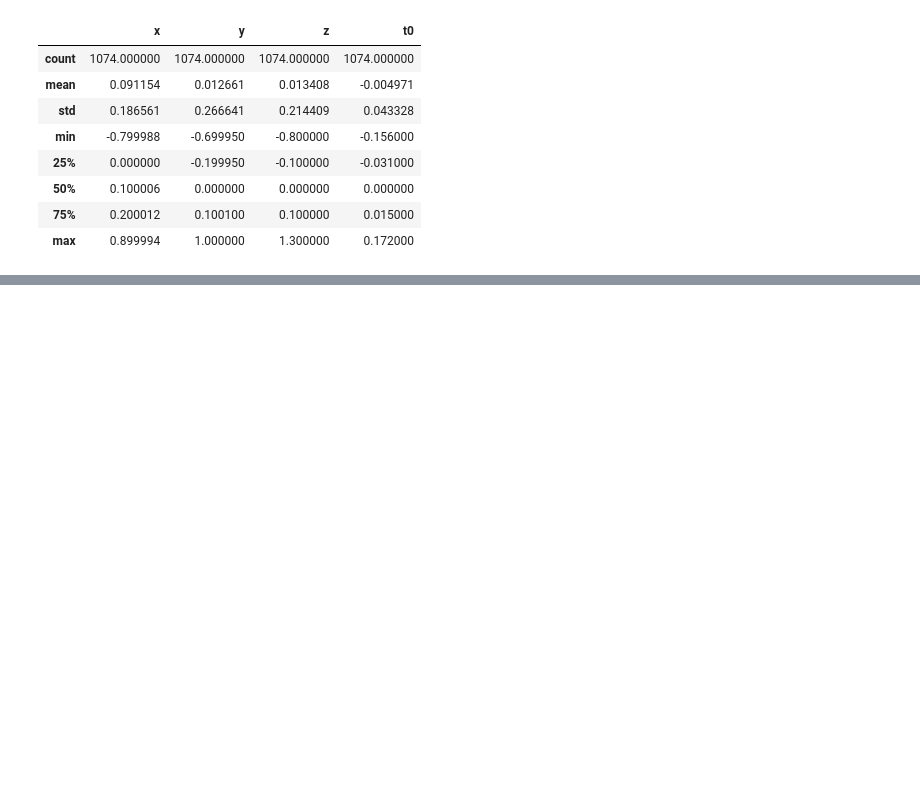
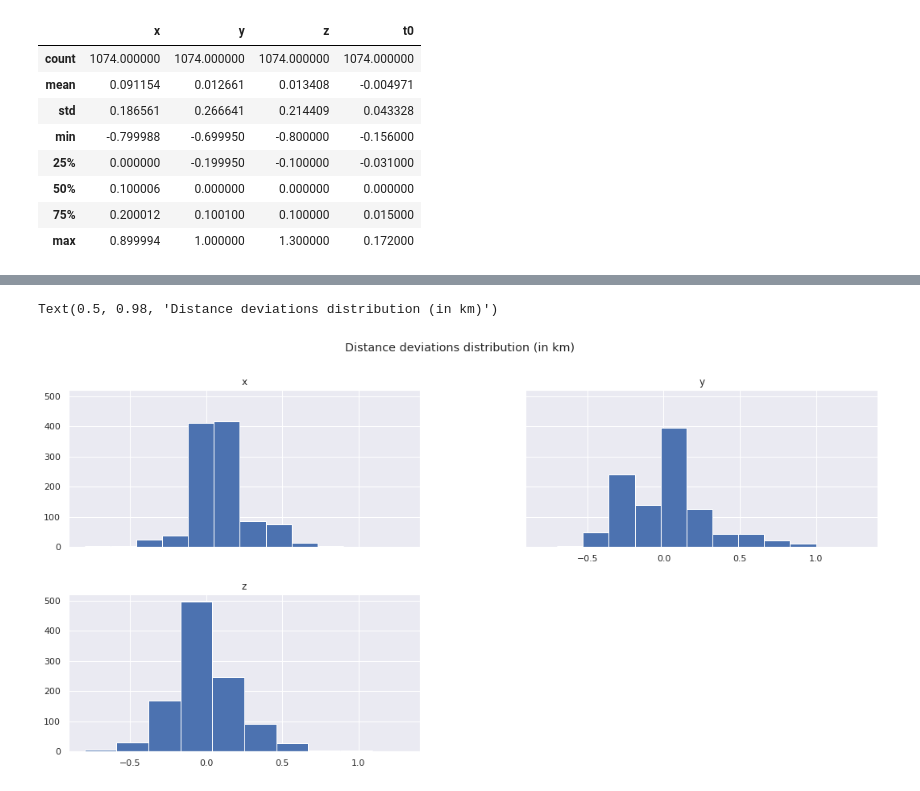
Before and after one commit to romainfd/seismic_data, a Jupyter notebook: Données sismiques.ipynb, the cells around one changed output, grey strips where cells are left out. Cells and saved outputs as stored; diff of their text form; code cells hidden in the pictures; blank space fills up the shorter version.

```diff
--- a/Données sismiques.ipynb
+++ b/Données sismiques.ipynb
@@ -364,0 +380,7 @@ array([[<matplotlib.axes._subplots.AxesSubplot object at 0x...>,
+# %%
+import pylab as pl
+axes = df.hist(sharey=True, sharex=True, column=list('xyz'))
+pl.suptitle("Distance deviations distribution (in km)")
+# %% [output]
+Text(0.5, 0.98, 'Distance deviations distribution (in km)')
+[figure, added]
```
Also changed, not shown: parts of 11 cells of this notebook.
